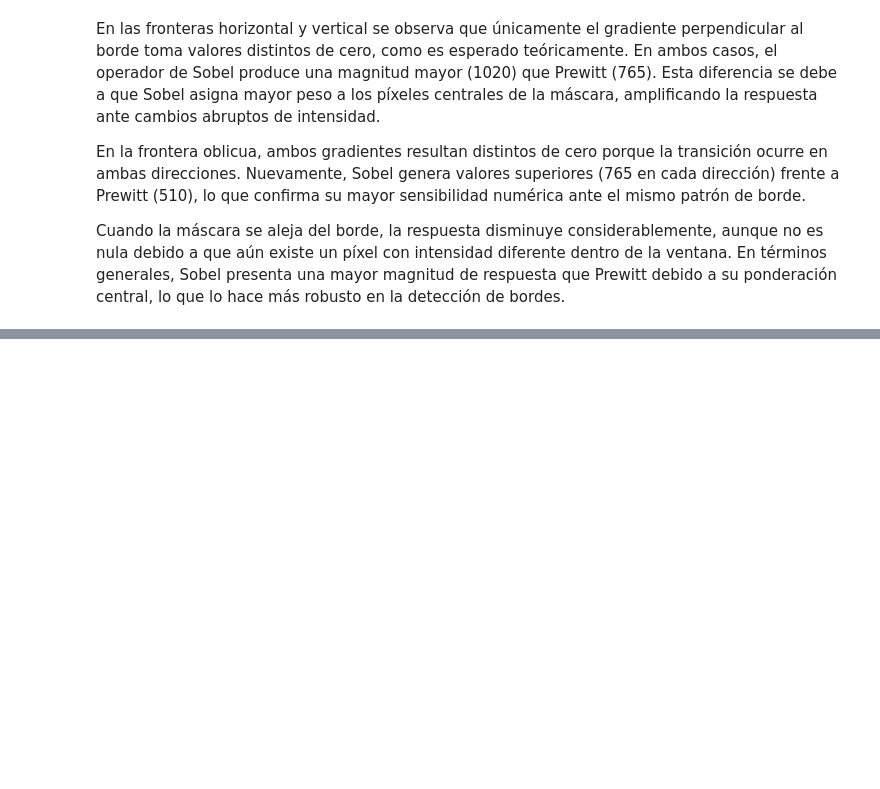
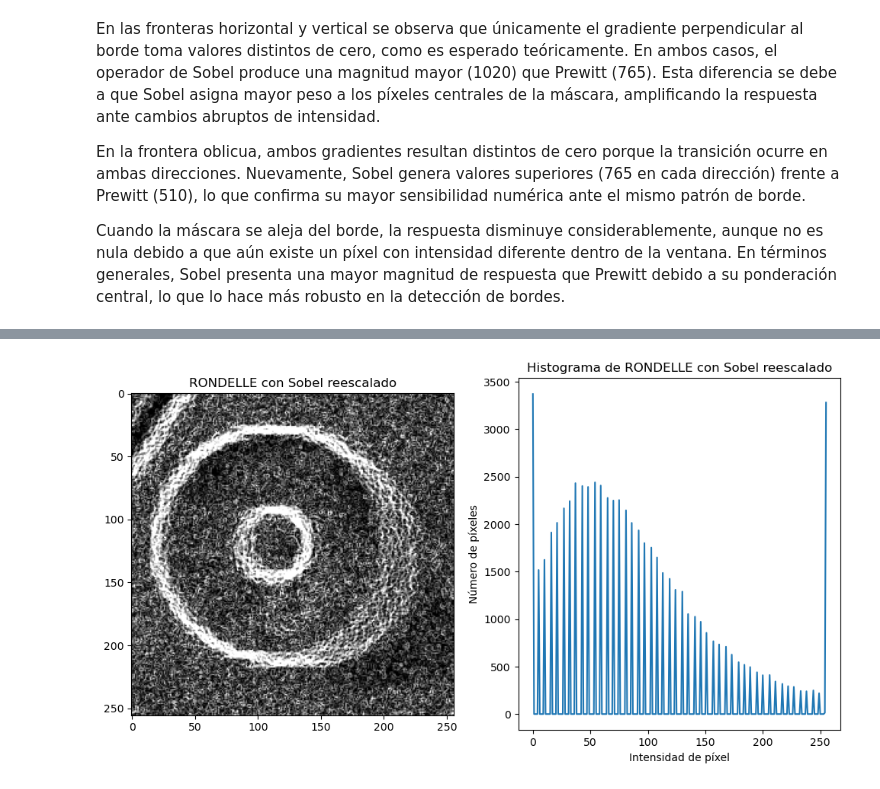
Before and after one commit to ImagenesYVision/Taller4, a Jupyter notebook: Taller4.ipynb, the cells around one changed output, grey strips where cells are left out. Cells and saved outputs as stored; diff of their text form; code cells hidden in the pictures; blank space fills up the shorter version.

```diff
--- a/Taller4.ipynb
+++ b/Taller4.ipynb
@@ -240,0 +280,17 @@ Cuando la máscara se aleja del borde, la respuesta disminuye considerablemente,
+# %%
+p5, p95 = np.percentile(rondelle_sobel, (5, 95)) # Buscamos los límites del histograma de bordes
+# Reescalamos la imagen para mejorar el contraste de los bordes
+rescaled_img = exposure.rescale_intensity(rondelle_sobel, in_range=(p5, p95), out_range=(0, 255))
+# Histograma
+hist_rescaled = cv2.calcHist([rescaled_img.astype(np.uint8)], [0], None, [256], [0, 256])
+# Vusualizar
+fig, ax = plt.subplots(1, 2, figsize=(12, 6))
+ax[0].imshow(rescaled_img, cmap='gray')
+ax[0].set_title('RONDELLE con Sobel reescalado')
+ax[1].plot(hist_rescaled)
+ax[1].set_title('Histograma de RONDELLE con Sobel reescalado')
+ax[1].set_xlabel('Intensidad de píxel')
+ax[1].set_ylabel('Número de píxeles')
+plt.show()
+# %% [output]
+[figure, added]
```
Also changed, not shown: parts of 15 cells of this notebook.
